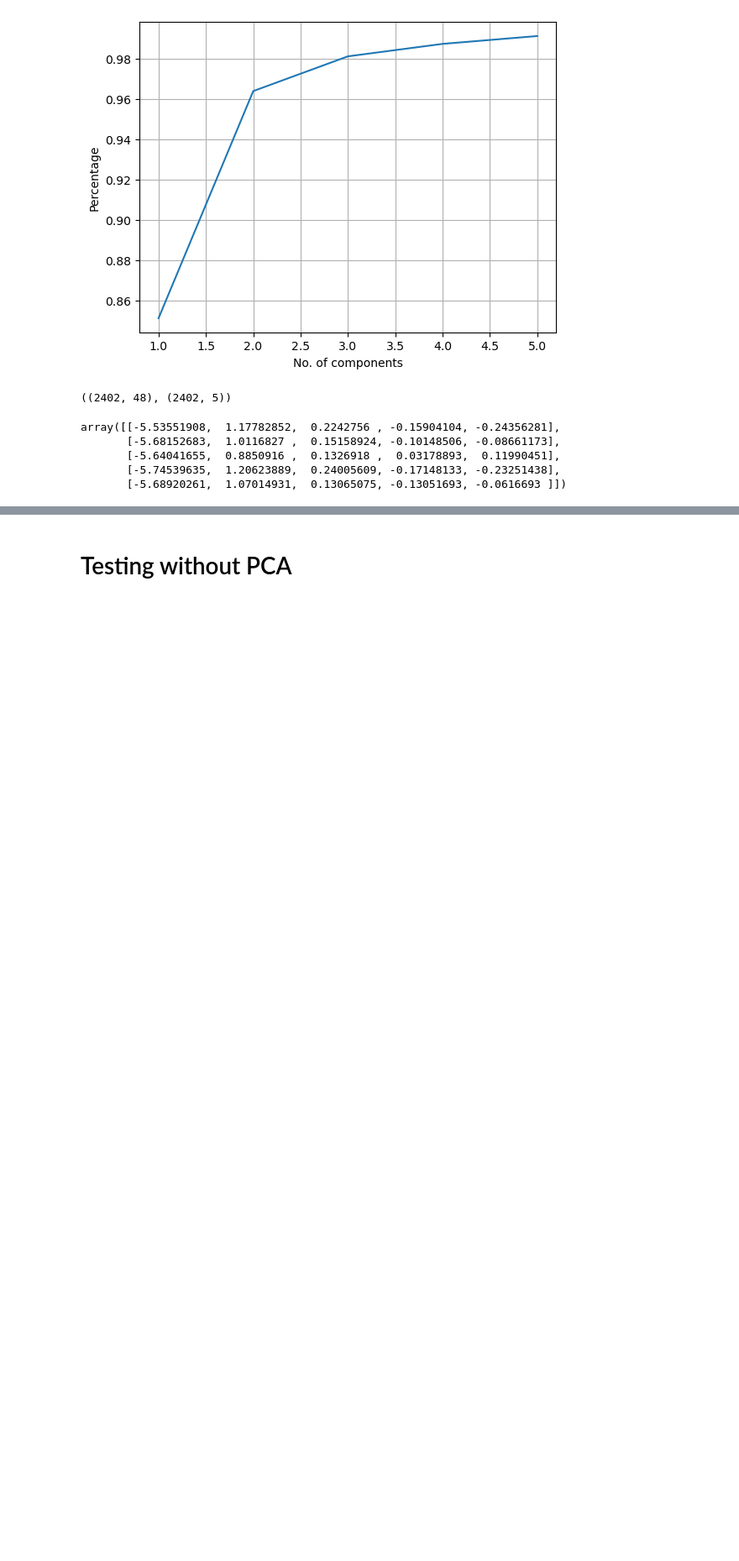
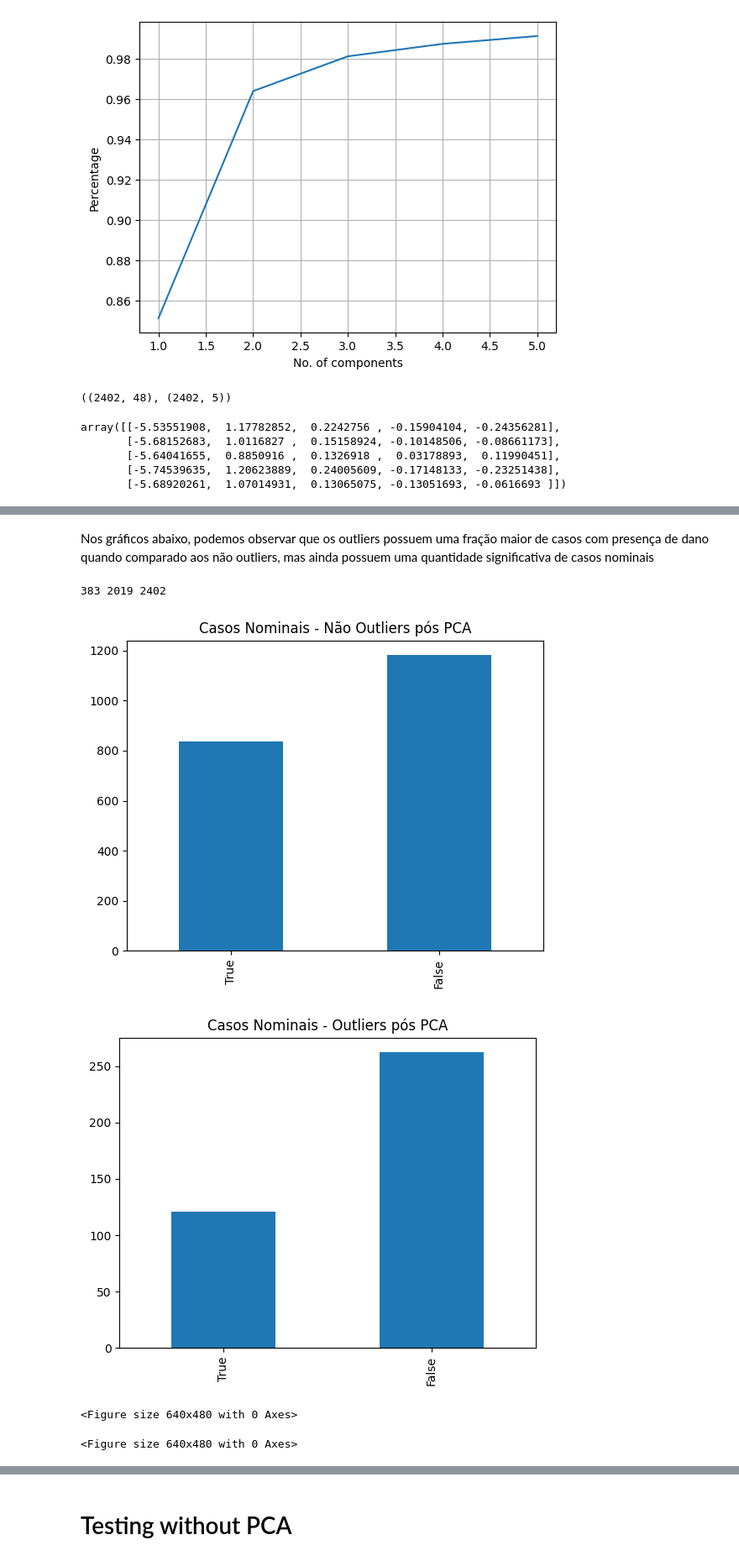
Before and after one commit to hseghetto/TCC_ML-WT, a Jupyter notebook: code/04_Humberto.ipynb, the cells around one changed output, grey strips where cells are left out. Shown at 84% size. Saved outputs shown, nothing was run; the diff lists cells and outputs as text; code cells hidden in the pictures; blank space fills up the shorter version.

```diff
--- a/code/04_Humberto.ipynb
+++ b/code/04_Humberto.ipynb
@@ -138,0 +113,21 @@ plt.show()
+# %% [markdown]
+Nos gráficos abaixo, podemos observar que os outliers possuem uma fração maior de casos com presença de dano quando comparado aos não outliers, mas ainda possuem uma quantidade significativa de casos nominais
+# %%
+# Graifco - Não Dano x Dano nos outliers e não outliers
+print(np.sum(np.invert(map)),np.sum(map),len(map))
+df2save['target'].loc[map].value_counts().sort_values().plot(kind='bar')
+
+plt.title("Casos Nominais - Não Outliers pós PCA")
+plt.show()
+plt.figure()
+
+df2save['target'].loc[np.invert(map)].value_counts().sort_values().plot(kind='bar')
+plt.title("Casos Nominais - Outliers pós PCA")
+plt.show()
+plt.figure()
+# %% [output]
+383 2019 2402
+[figure, new version]
+[figure, new version]
+<Figure size 640x480 with 0 Axes>
+<Figure size 640x480 with 0 Axes>
```
Also changed, not shown: parts of 35 cells of this notebook.
